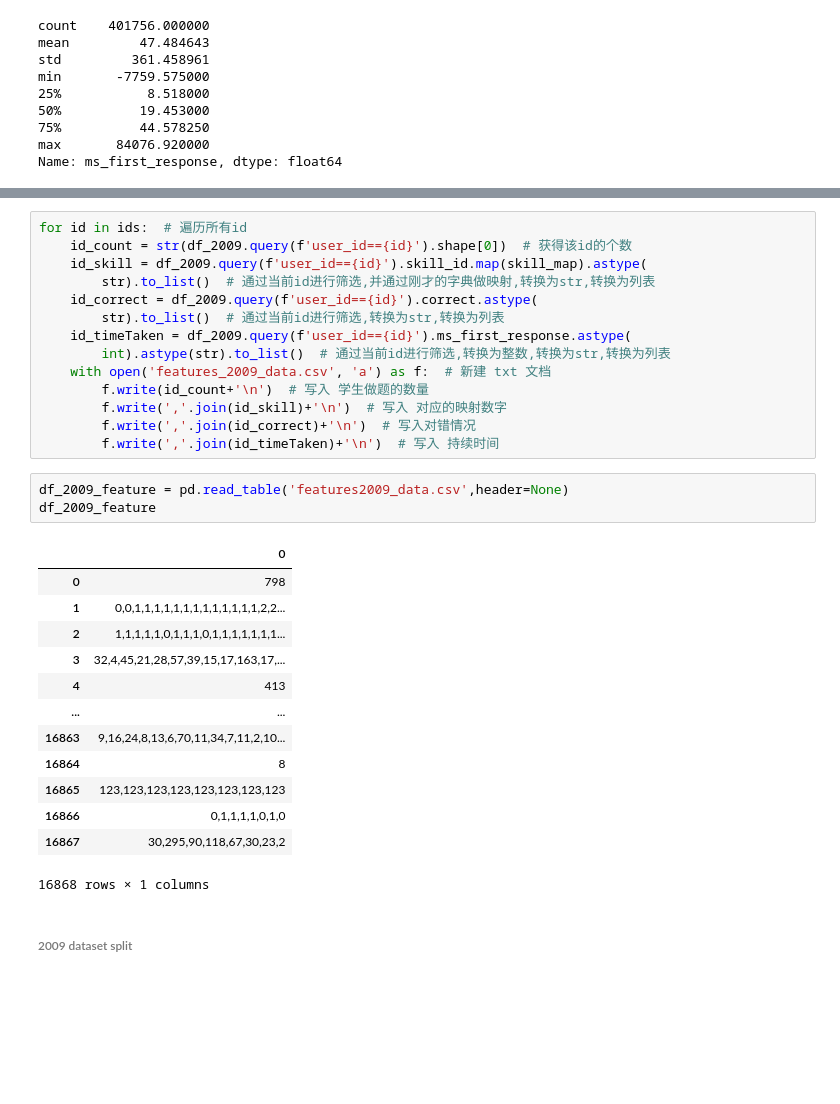
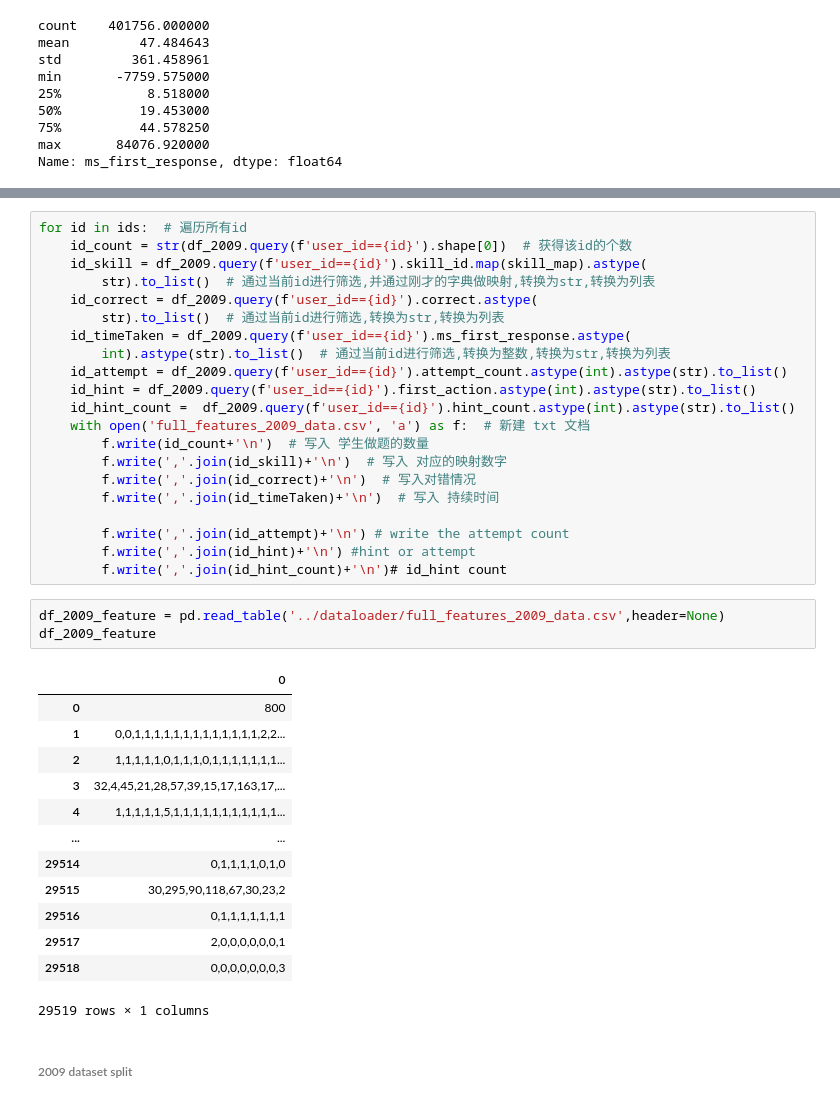
Before and after one commit to SakuraChaojun/thesis_work, a Jupyter notebook: dataloader/data_processing.ipynb, the cells around one changed output, grey strips where cells are left out. Cells and saved outputs as stored; diff of their text form; blank space fills up the shorter version.

```diff
--- a/dataloader/data_processing.ipynb
+++ b/dataloader/data_processing.ipynb
@@ -240,28 +122,35 @@ for id in ids:  # 遍历所有id
         str).to_list()  # 通过当前id进行筛选,转换为str,转换为列表
     id_timeTaken = df_2009.query(f'user_id=={id}').ms_first_response.astype(
         int).astype(str).to_list()  # 通过当前id进行筛选,转换为整数,转换为str,转换为列表
-    with open('features_2009_data.csv', 'a') as f:  # 新建 txt 文档
+    id_attempt = df_2009.query(f'user_id=={id}').attempt_count.astype(int).astype(str).to_list()
+    id_hint = df_2009.query(f'user_id=={id}').first_action.astype(int).astype(str).to_list()
+    id_hint_count =  df_2009.query(f'user_id=={id}').hint_count.astype(int).astype(str).to_list()
+    with open('full_features_2009_data.csv', 'a') as f:  # 新建 txt 文档
         f.write(id_count+'\n')  # 写入 学生做题的数量
         f.write(','.join(id_skill)+'\n')  # 写入 对应的映射数字
         f.write(','.join(id_correct)+'\n')  # 写入对错情况
         f.write(','.join(id_timeTaken)+'\n')  # 写入 持续时间
+
+        f.write(','.join(id_attempt)+'\n') # write the attempt count
+        f.write(','.join(id_hint)+'\n') #hint or attempt
+        f.write(','.join(id_hint_count)+'\n')# id_hint count
 # %%
-df_2009_feature = pd.read_table('features2009_data.csv',header=None)
+df_2009_feature = pd.read_table('../dataloader/full_features_2009_data.csv',header=None)
 df_2009_feature
 # %% [output]
 |  | 0 |
-| 0 | 798 |
+| 0 | 800 |
 | 1 | 0,0,1,1,1,1,1,1,1,1,1,1,1,1,1,2,2... |
 | 2 | 1,1,1,1,1,0,1,1,1,0,1,1,1,1,1,1,1... |
 | 3 | 32,4,45,21,28,57,39,15,17,163,17,... |
-| 4 | 413 |
+| 4 | 1,1,1,1,1,5,1,1,1,1,1,1,1,1,1,1,1... |
 | ... | ... |
-| 16863 | 9,16,24,8,13,6,70,11,34,7,11,2,10... |
-| 16864 | 8 |
-| 16865 | 123,123,123,123,123,123,123,123 |
-| 16866 | 0,1,1,1,1,0,1,0 |
-| 16867 | 30,295,90,118,67,30,23,2 |
+| 29514 | 0,1,1,1,1,0,1,0 |
+| 29515 | 30,295,90,118,67,30,23,2 |
+| 29516 | 0,1,1,1,1,1,1,1 |
+| 29517 | 2,0,0,0,0,0,0,1 |
+| 29518 | 0,0,0,0,0,0,0,3 |
-16868 rows × 1 columns
+29519 rows × 1 columns
 # %% [markdown]
 ###### 2009 dataset split
 # %%
```
Also changed, not shown: parts of 28 cells of this notebook, 17 other files.
